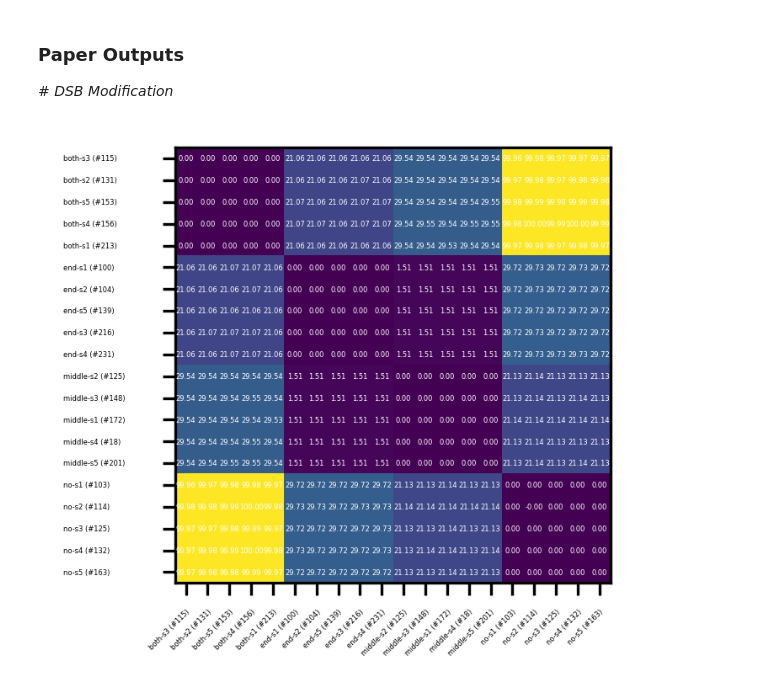
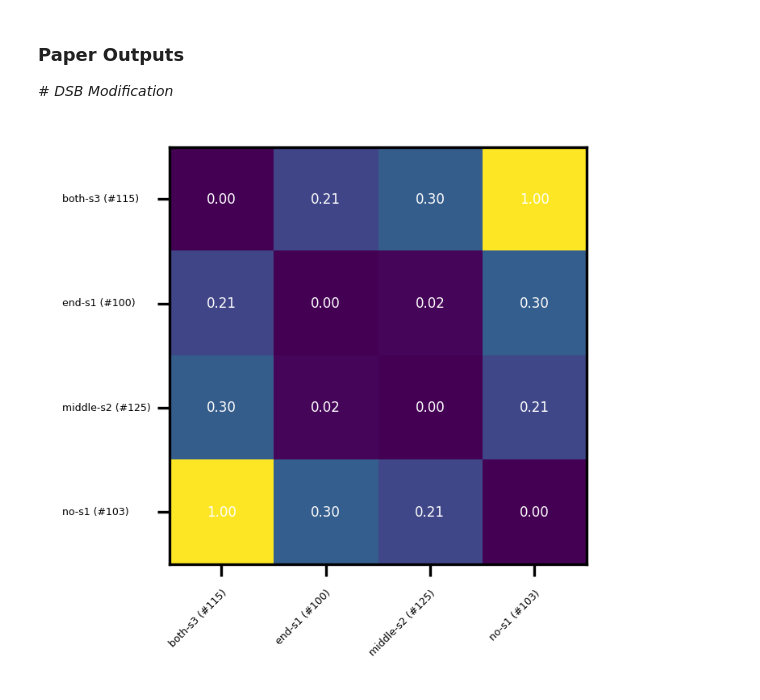
Before and after one commit to GiuliaDelo98/IWSHM23-gmn, a Jupyter notebook: graph_matching_networks_type_contextual_material_geometry_attributes.ipynb, the cells around one changed output. Saved outputs shown, nothing was run; the diff lists cells and outputs as text; code cells hidden in the pictures.

```diff
--- a/graph_matching_networks_type_contextual_material_geometry_attributes.ipynb
+++ b/graph_matching_networks_type_contextual_material_geometry_attributes.ipynb
@@ -2296,7 +2295,7 @@ ax.set_yticks(np.arange(len(test_set._ids)), labels=sorted_id_friendly_list, fon
 
 for i in range(len(sorted_id_list)):
     for j in range(len(sorted_id_list)):
-        text = ax.text(j, i, "{:.2f}".format(id_similarity_matrix[i, j] * 100), ha="center", va="center", color="w", fontsize="4")
+        text = ax.text(j, i, "{:.2f}".format(id_similarity_matrix[i, j]), ha="center", va="center", color="w", fontsize="4")
 
 # fig.colorbar(im)
 fig.tight_layout()
@@ -2309,33 +2308,33 @@ plt.show()
 # %%
 # Get the desired input
 desired_inputs = {}
 desired_populations = []
 for i,input in enumerate(sorted_id_friendly_list):
-    parts = input.split(" ")
-    #if desired_populations.count(parts[0])<1 :
+    parts = input.split("-")
+
     if parts[0] not in desired_populations:
         desired_inputs[input] = i
         desired_populations.append(parts[0])
 
 #Get Matrix
 desired_id_matrix = np.zeros((len(desired_inputs), len(desired_inputs)))
 for i, ikey in enumerate(desired_inputs):
     for j, jkey in enumerate(desired_inputs):
         desired_id_matrix[i][j] = id_similarity_matrix[desired_inputs[ikey]][desired_inputs[jkey]]
 
 #Display Heat Map
 fig, ax = plt.subplots(figsize=(2.5,2.5), dpi=300)
 im = ax.imshow(desired_id_matrix)
 
-ax.set_xticks(np.arange(len(desired_inputs)), labels=desired_inputs, fontsize="2", ha="right", rotation=45, rotation_mode="anchor")
-ax.set_yticks(np.arange(len(desired_inputs)), labels=desired_inputs.keys(), ha="left", va="center", position=(-0.2, 0), fontsize="2")
+ax.set_xticks(np.arange(len(desired_inputs)), labels=desired_inputs, fontsize="3", ha="right", rotation=45, rotation_mode="anchor")
+ax.set_yticks(np.arange(len(desired_inputs)), labels=desired_inputs.keys(), ha="left", va="center", position=(-0.2, 0), fontsize="3")
 
 for i in range(len(desired_inputs)):
     for j in range(len(desired_inputs)):
-        text = ax.text(j, i, "{:.2f}".format(desired_id_matrix[i, j] * 100), ha="center", va="center", color="w", fontsize="2")
+        text = ax.text(j, i, "{:.2f}".format(desired_id_matrix[i, j] ), ha="center", va="center", color="w", fontsize="4")
 
 # fig.colorbar(im)
 fig.tight_layout()
 plt.show()
 # %% [output]
-[figure, old version]
+[figure, new version]
```
Also changed, not shown: parts of 5 cells of this notebook, 3 other files.
